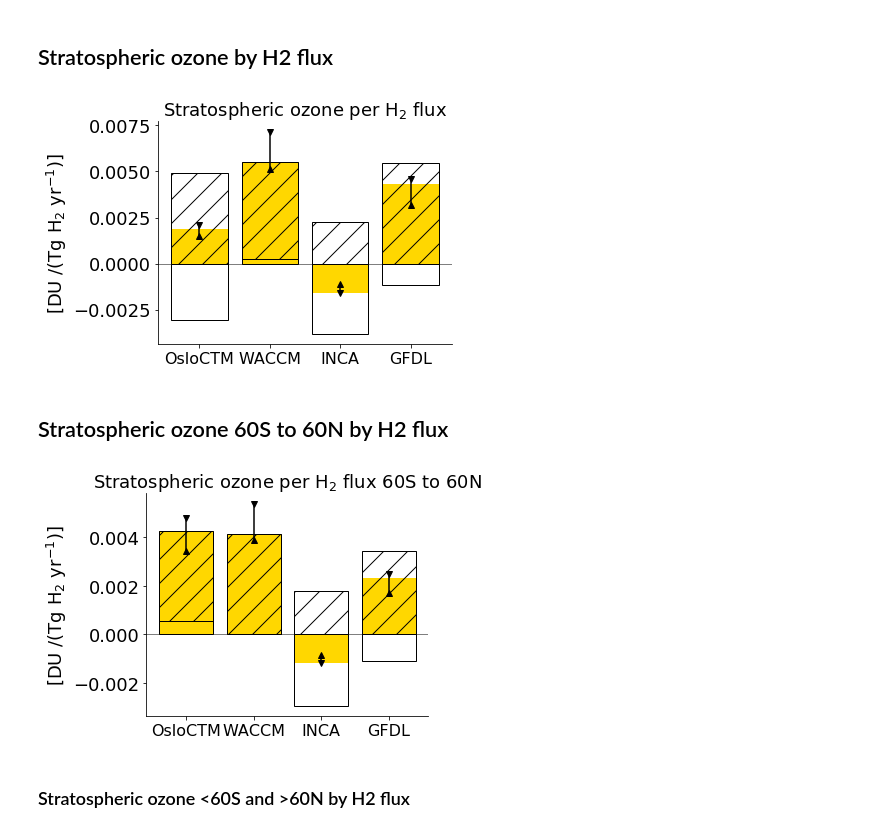
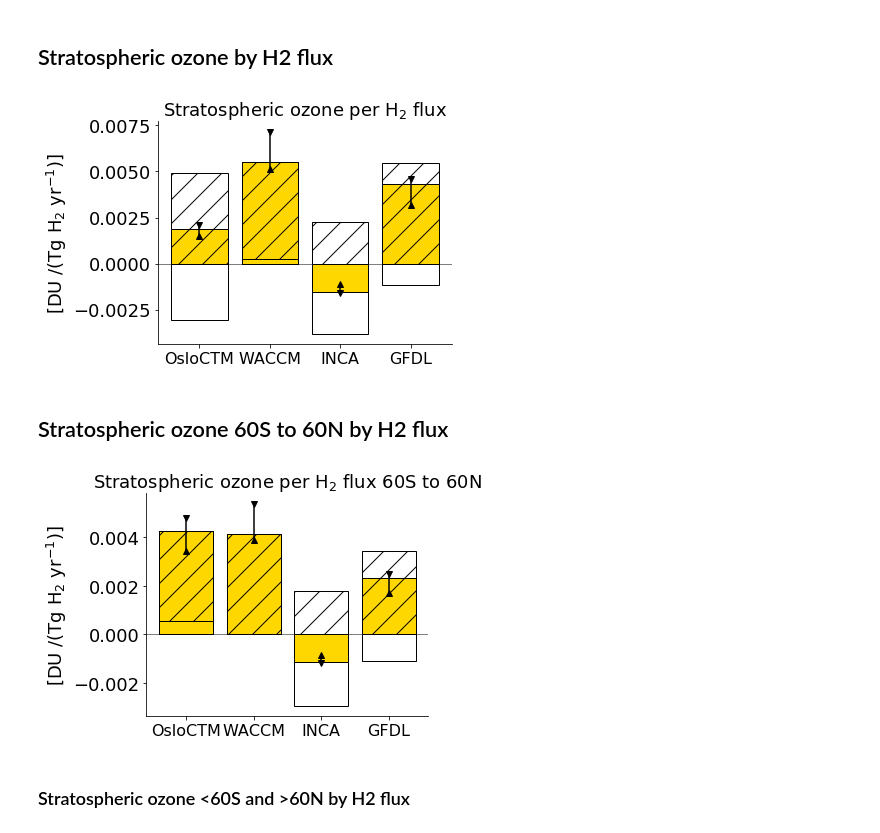
Before and after one commit to ciceroOslo/Hydrogen_GWP, a Jupyter notebook: make_figures_per_flux.ipynb, the cells around one changed output. Drawn from its saved outputs; the diff is of its cells as text; code cells hidden in the pictures.

```diff
--- a/make_figures_per_flux.ipynb
+++ b/make_figures_per_flux.ipynb
@@ -279,35 +279,35 @@ plot_values_min_dry_ch4['GFDL'] = df_ozone_du_strat['GFDL'].loc['10CH4']/df_dryd
 plt.figure(figsize=(6,4))
 for m,model in enumerate(plot_values.index):
 
-    plt.bar(m,plot_values.loc[model]+plot_values_ch4.loc[model],edgecolor=color_o3,color=color_o3,label=model)
+    plt.bar(m,plot_values.loc[model]+plot_values_ch4.loc[model],edgecolor='black',color=color_o3,label=model)
     plt.bar(m,plot_values.loc[model],edgecolor='black',fill=False,color=color_o3)
     if(plot_values.loc[model]<0 and plot_values_ch4.loc[model]>0):
         plt.bar(m,plot_values_ch4.loc[model],bottom=0.0,fill=False,edgecolor='black',hatch='/')
     else:
         plt.bar(m,plot_values_ch4.loc[model],bottom=plot_values.loc[model],fill=False,edgecolor='black',hatch='/')
 
     plt.plot(m,plot_values_max_dry.loc[model]+plot_values_max_dry_ch4.loc[model],marker='^',color='black')
     plt.plot(m,plot_values_min_dry.loc[model]+plot_values_min_dry_ch4.loc[model],marker='v',color='black')
 
     plt.plot([m,m],[plot_values_max_dry.loc[model]+plot_values_max_dry_ch4.loc[model],plot_values_min_dry.loc[model]+plot_values_min_dry_ch4.loc[model]],color='k')
 
 plt.axhline(y=0, color='black',linewidth=0.5,zorder=-10)
 
 ax=plt.gca()
 
 ax.spines['right'].set_visible(False)
 ax.spines['top'].set_visible(False)
 
 plt.title(tittel)
 plt.ylabel(ytittel)
 if legend:
     plt.legend()
 ax.set_xticks(np.arange(0,len(plot_values.index)))
 ax.set_xticklabels(modellist, rotation=0)
 plt.tight_layout()
 plt.savefig('output/Strat_Ozone_DU_per_H2_flux.png', transparent=True)
 # %% [output]
-[figure, old version]
+[figure, new version]
 # %% [markdown]
 ## Stratospheric ozone 60S to 60N by H2 flux
 # %%
@@ -342,7 +342,7 @@ plot_values_min_dry_ch4['GFDL'] = df_ozone_du_strat_6060['GFDL'].loc['10CH4']/df
 plt.figure(figsize=(6,4))
 for m,model in enumerate(plot_values.index):
 
-    plt.bar(m,plot_values.loc[model]+plot_values_ch4.loc[model],edgecolor=color_o3,color=color_o3,label=model)
+    plt.bar(m,plot_values.loc[model]+plot_values_ch4.loc[model],edgecolor='black',color=color_o3,label=model)
     plt.bar(m,plot_values.loc[model],edgecolor='black',fill=False,color=color_o3)
     if(plot_values.loc[model]<0 and plot_values_ch4.loc[model]>0):
         plt.bar(m,plot_values_ch4.loc[model],bottom=0.0,fill=False,edgecolor='black',hatch='/')
@@ -370,7 +370,7 @@ ax.set_xticklabels(modellist, rotation=0)
 plt.tight_layout()
 plt.savefig('output/Strat_Ozone_DU_per_H2_flux_from_60S_to_60N.png', transparent=True)
 # %% [output]
-[figure, old version]
+[figure, new version]
 # %% [markdown]
 ### Stratospheric ozone <60S and >60N by H2 flux
 # %%
```
Also changed, not shown: 1 other file.
